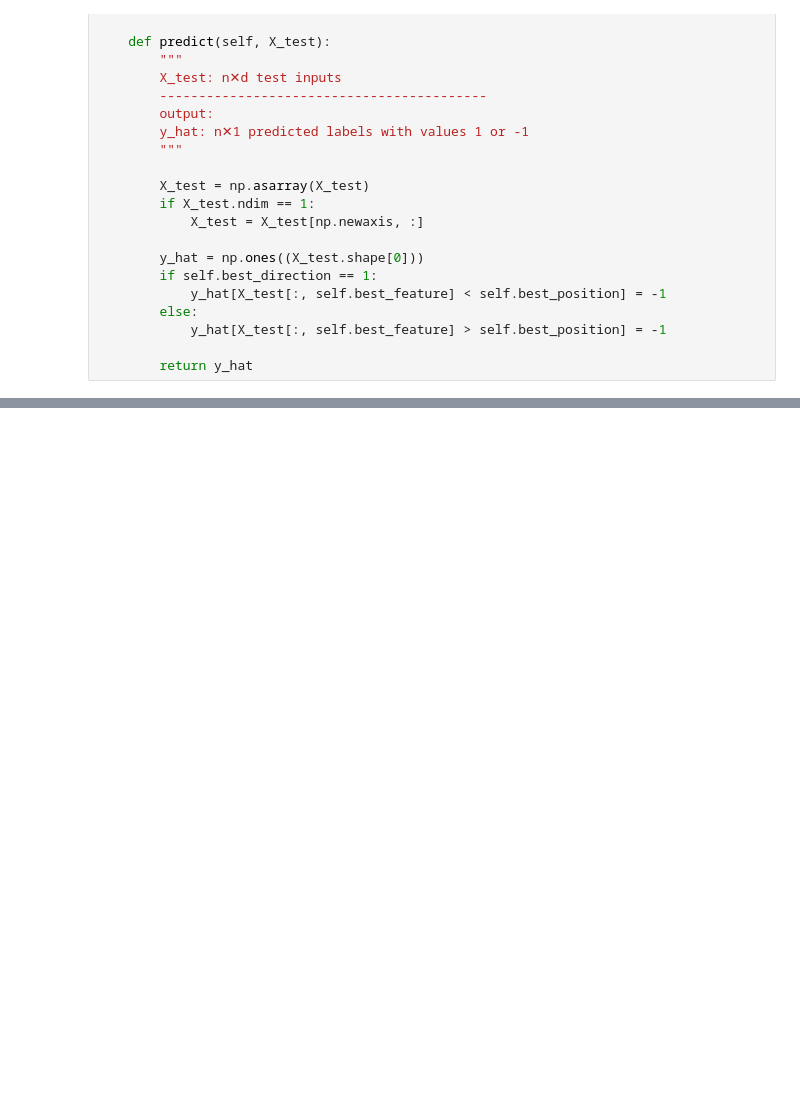
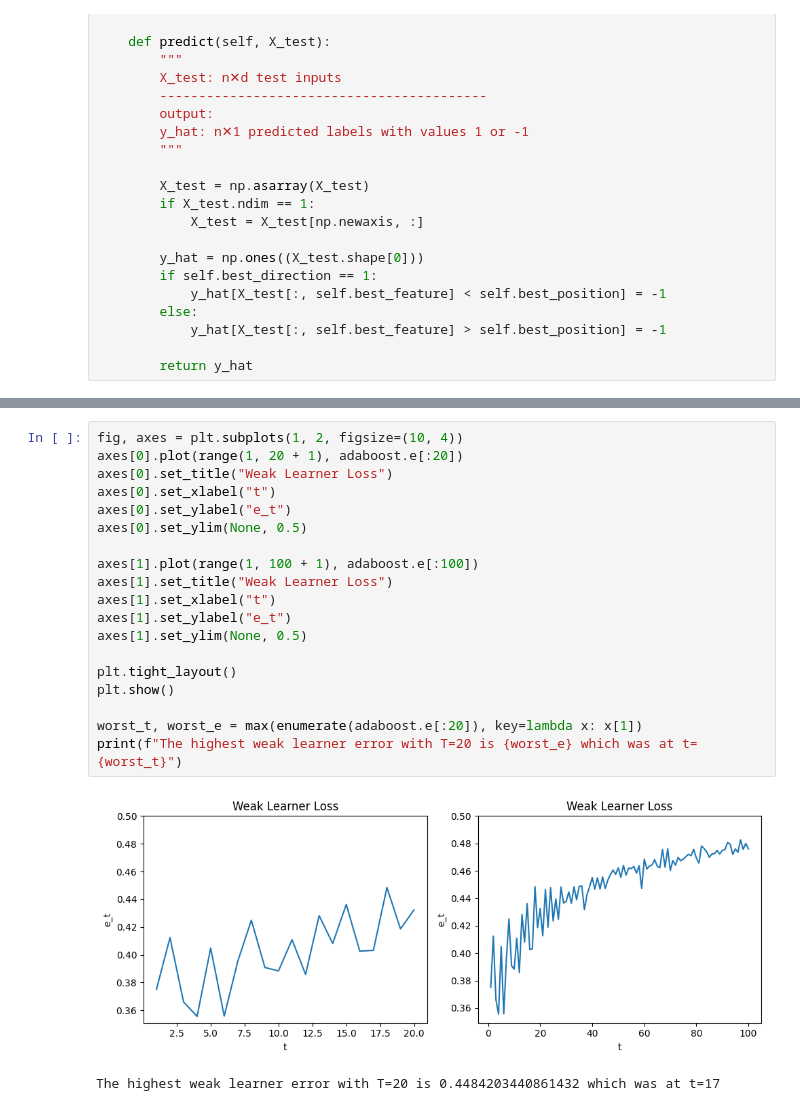
Before and after one commit to sehbeygi79/AdaBoost, a Jupyter notebook: adaboost.ipynb, the cells around one changed output, grey strips where cells are left out. Cells and saved outputs as stored; diff of their text form; blank space fills up the shorter version.

```diff
--- a/adaboost.ipynb
+++ b/adaboost.ipynb
@@ -183,0 +166,22 @@ this is how $E_t$ changes on training dataset
+# %%
+fig, axes = plt.subplots(1, 2, figsize=(10, 4))
+axes[0].plot(range(1, 20 + 1), adaboost.e[:20])
+axes[0].set_title("Weak Learner Loss")
+axes[0].set_xlabel("t")
+axes[0].set_ylabel("e_t")
+axes[0].set_ylim(None, 0.5)
+
+axes[1].plot(range(1, 100 + 1), adaboost.e[:100])
+axes[1].set_title("Weak Learner Loss")
+axes[1].set_xlabel("t")
+axes[1].set_ylabel("e_t")
+axes[1].set_ylim(None, 0.5)
+
+plt.tight_layout()
+plt.show()
+
+worst_t, worst_e = max(enumerate(adaboost.e[:20]), key=lambda x: x[1])
+print(f"The highest weak learner error with T=20 is {worst_e} which was at t={worst_t}")
+# %% [output]
+[figure, added]
+The highest weak learner error with T=20 is 0.4484203440861432 which was at t=17
```
Also changed, not shown: parts of 14 cells of this notebook.
